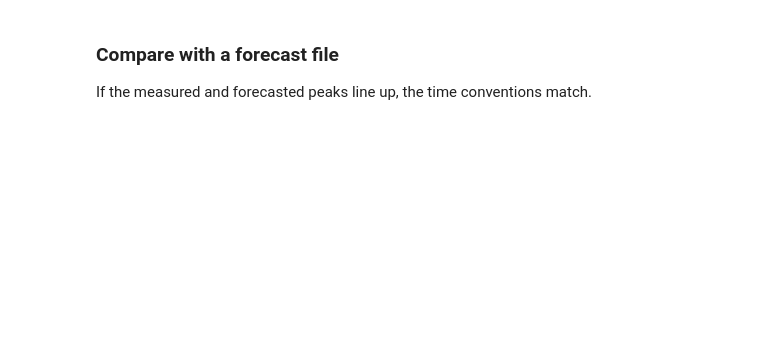
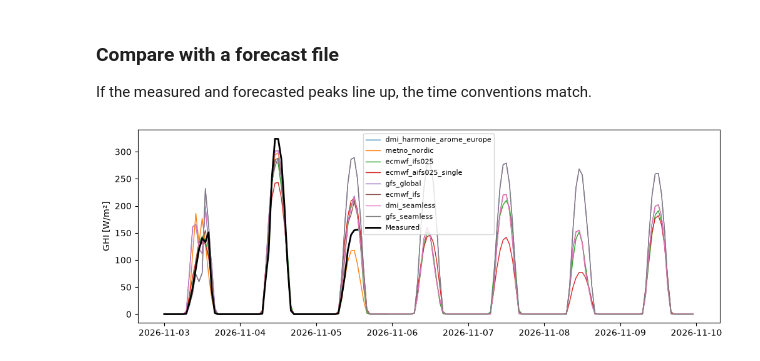
Before and after one commit to grzrzmj/solar_resource_assesment_group15, a Jupyter notebook: data_QC_check.ipynb, the cells around one changed output. Cells and saved outputs as stored; diff of their text form; code cells hidden in the pictures; blank space fills up the shorter version.

```diff
--- a/data_QC_check.ipynb
+++ b/data_QC_check.ipynb
@@ -32,16 +50,20 @@ end = '2026-11-28'
 
 If the call gives an error, run `help(get_dmi_metobs)` to see the correct argument names.
 # %%
-# Download the data from the DMI API
 result = get_dmi_metobs(station_id, parameters=['radia_glob'], start=start, end=end)
 
-# Like other pvlib-style functions, it returns two things: (data, metadata)
-# The data is the first one
 if isinstance(result, tuple):
     data, meta = result
-    print('Station info:', meta)
 else:
     data = result
 
-print(type(data))
-data.head()
+print(data.columns)
+print(data.head())
+
+if 'radia_glob' in data.columns:
+    g = data['radia_glob']
+else:
+    g = data.iloc[:, 0]   # fallback: first column
+
+print('Selected GHI series length:', len(g))
+print('Column used:', g.name if hasattr(g, 'name') else 'first-column fallback')
@@ -48,8 +81,8 @@ data.head()
 # %%
 # Put the GHI in a new table with a clean UTC time index
-df = pd.DataFrame()
-df['ghi'] = data['radia_glob']
-df.index = pd.to_datetime(data.index, utc=True)
+# Use the extracted series from the API response, which may be named 'radia_glob'
+# or may just be the first available column depending on the library/API version.
+df = pd.DataFrame({'ghi': g.to_numpy()}, index=pd.to_datetime(data.index, utc=True))
 df = df.sort_index()
 
 print('First timestamp:', df.index[0])
@@ -217,15 +302,17 @@ plt.show()
 ### Compare with a forecast file
 If the measured and forecasted peaks line up, the time conventions match.
 # %%
-forecast = pd.read_csv('06123_20261103T1100.csv', index_col=0, parse_dates=True)
+forecast = pd.read_csv('06123_20261103T1500.csv', index_col=0, parse_dates=True)
 forecast.index = pd.to_datetime(forecast.index, utc=True)
 
 measured = ghi_hourly[forecast.index[0]:forecast.index[-1]]
 
 plt.figure(figsize=(12, 4))
 for model in forecast.columns:
     plt.plot(forecast.index, forecast[model], linewidth=1, label=model)
 plt.plot(measured.index, measured, color='black', linewidth=2, label='Measured')
 plt.ylabel('GHI [W/m²]')
 plt.legend(fontsize=8)
 plt.show()
+# %% [output]
+[figure, added]
```
Also changed, not shown: parts of 13 cells of this notebook, 8 other files.
